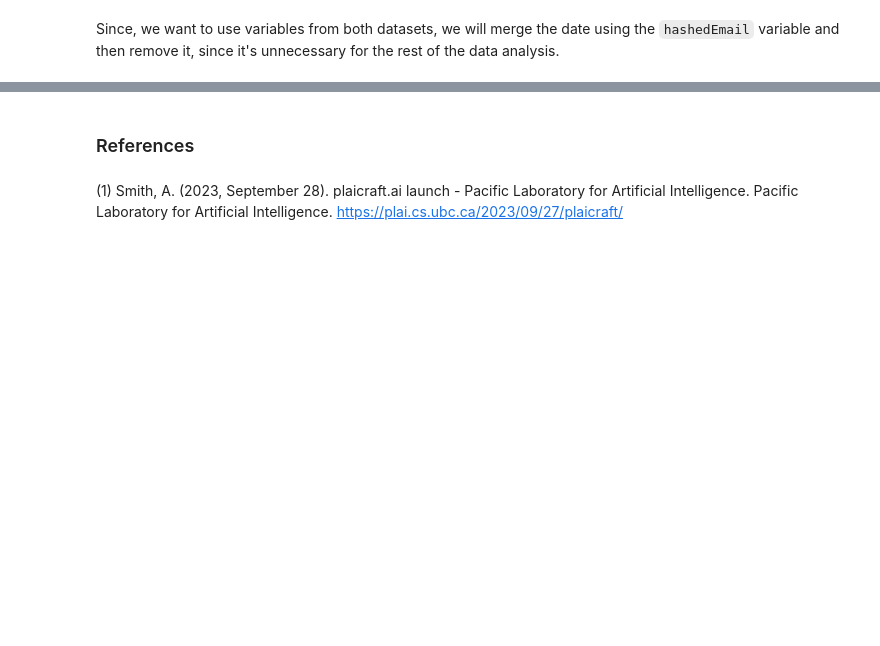
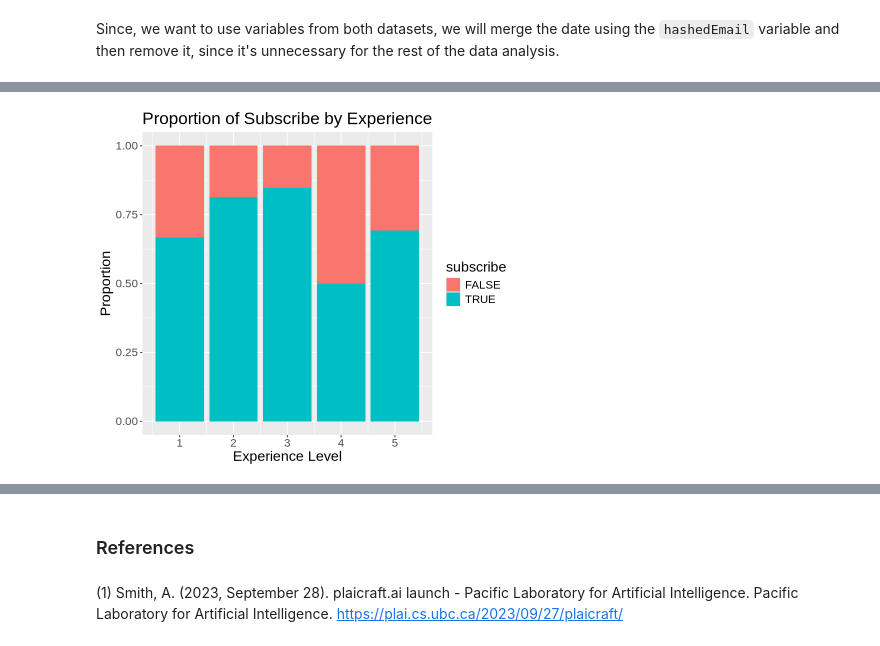
Before and after one commit to sarahmontgomery04/dsci-100-2025w2-group-13, a Jupyter notebook: Project Final Report.ipynb, the cells around one changed output, grey strips where cells are left out. Cells and saved outputs as stored; diff of their text form; code cells hidden in the pictures; blank space fills up the shorter version.

```diff
--- a/Project Final Report.ipynb
+++ b/Project Final Report.ipynb
@@ -208,0 +331,12 @@ plaicraft_recipe <- recipe(subsribe ~ ., data = plaicraft_training) |>
+# %%
+ex_bar<- ggplot(minecraft_train, aes(x=experience, fill=subscribe))+
+    geom_bar(position="fill") +
+    labs(x="Experience Level",
+         y="Proportion",
+         color="Subscribe")+
+    ggtitle("Proportion of Subscribe by Experience")+
+    theme(text = element_text(size = 17))
+
+ex_bar
+# %% [output]
+[figure, added]
```
Also changed, not shown: parts of 33 cells of this notebook.
